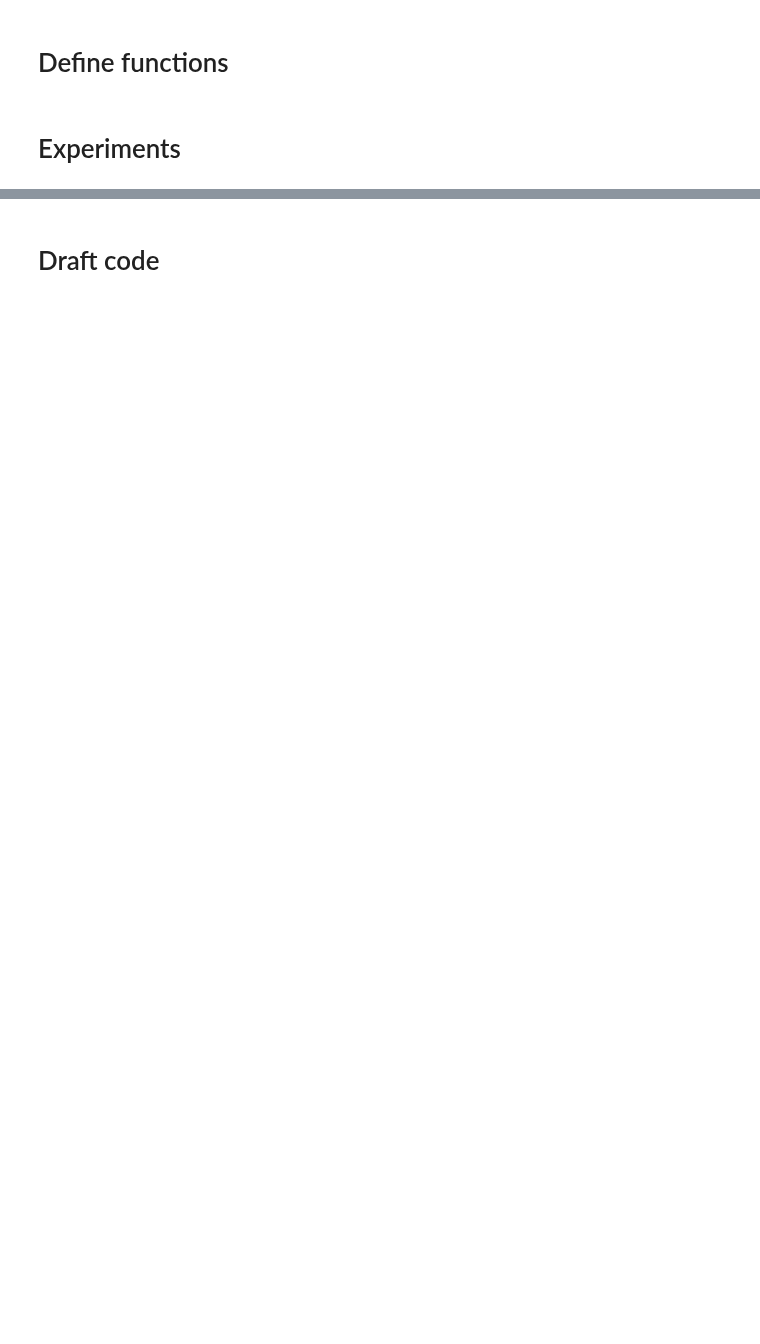
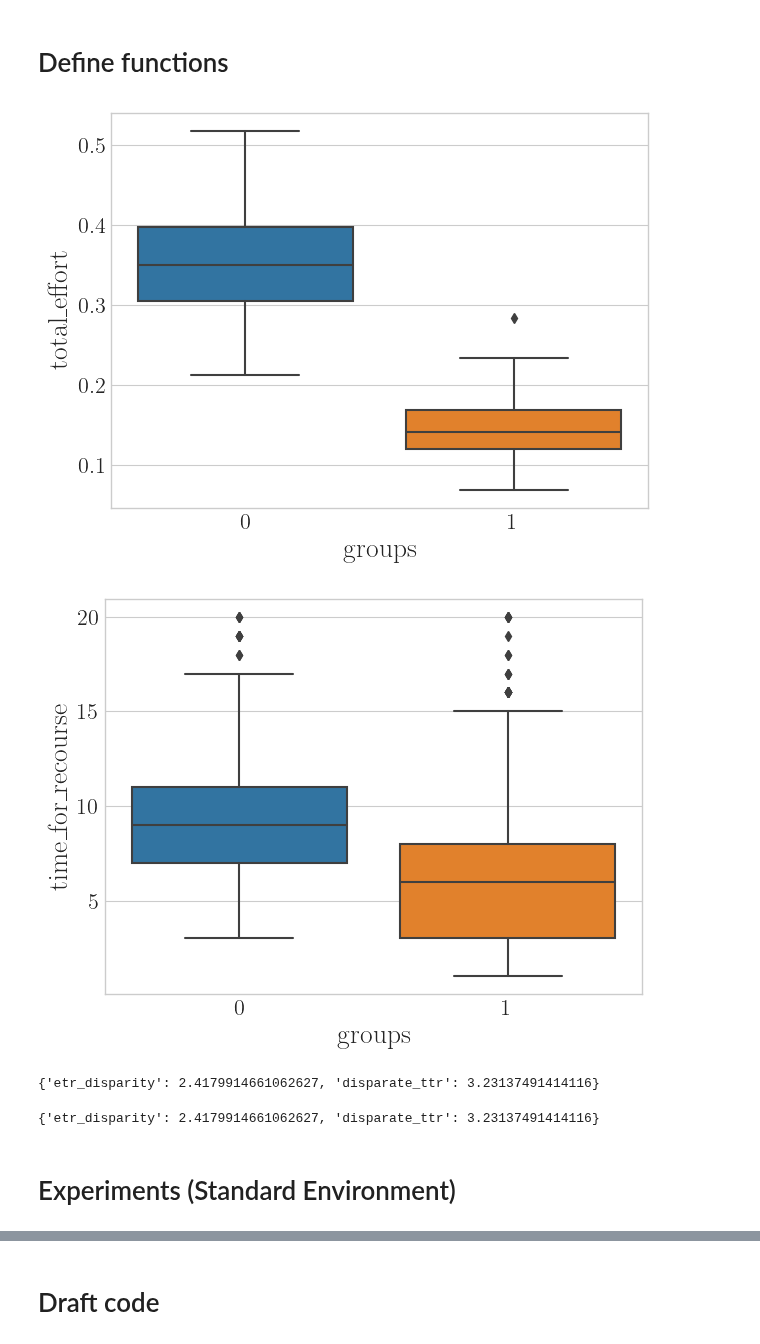
Before and after one commit to joaopfonseca/recourse-over-time, a Jupyter notebook: notebooks/4.3-recourse-fairness.ipynb, the cells around one changed output, grey strips where cells are left out. Saved outputs shown, nothing was run; the diff lists cells and outputs as text; code cells hidden in the pictures; blank space fills up the shorter version.

Commit message:
Add ranking settings + other experiments/analyses

```diff
--- a/notebooks/4.3-recourse-fairness.ipynb
+++ b/notebooks/4.3-recourse-fairness.ipynb
@@ -173,0 +401,39 @@ def fairness_metrics(environment, filter_feature="groups", bins=10, advantaged_p
+# %%
+def fairness_metrics_overall_visualizations(environment):
+    # Get groups
+    groups = pd.concat([environment.metadata_[step]["X"]["groups"] for step in environment.metadata_.keys()])
+    groups = groups[~groups.index.duplicated(keep='last')].sort_index()
+
+    # Get time for recourse
+    agents_info = environment.analysis.agents_info()
+    agents_info = pd.concat([agents_info, groups], axis=1)
+    agents_info["time_for_recourse"] = agents_info["favorable_step"] - agents_info["entered_step"]
+
+    results = {}
+
+    # ETR - Effort to recourse
+    ai_etr = agents_info.dropna(subset="favorable_step")
+    ai_etr = ai_etr[ai_etr["n_adaptations"]!=0]
+
+    ai_etr["total_effort"] = ai_etr["final_score"] - ai_etr["original_score"]
+    etr = ai_etr.groupby("groups").mean()["total_effort"]
+    results["etr_disparity"] = etr.loc[0] / etr.loc[1]
+
+    # TTR
+    ttr = ai_etr.groupby("groups").mean()["time_for_recourse"]
+    results["disparate_ttr"] = ttr.loc[0] - ttr.loc[1]
+
+    sns.boxplot(data=ai_etr, x="groups", y="total_effort")
+    plt.show()
+
+    sns.boxplot(data=ai_etr, x="groups", y="time_for_recourse")
+    plt.show()
+
+    return results
+# %%
+fairness_metrics_overall_visualizations(environment)
+# Boxplots for different qualification values
+# %% [output]
+[figure, added]
+[figure, added]
+{'etr_disparity': 2.4179914661062627, 'disparate_ttr': 3.23137491414116}
@@ -174,3 +466,7 @@ def fairness_metrics(environment, filter_feature="groups", bins=10, advantaged_p
+# %%
+fairness_metrics_overall(environment)
+# %% [output]
+{'etr_disparity': 2.4179914661062627, 'disparate_ttr': 3.23137491414116}
 # %% [markdown]
-# Experiments
+# Experiments (Standard Environment)
 # %%
```
Also changed, not shown: parts of 28 cells of this notebook, 20 other files.
